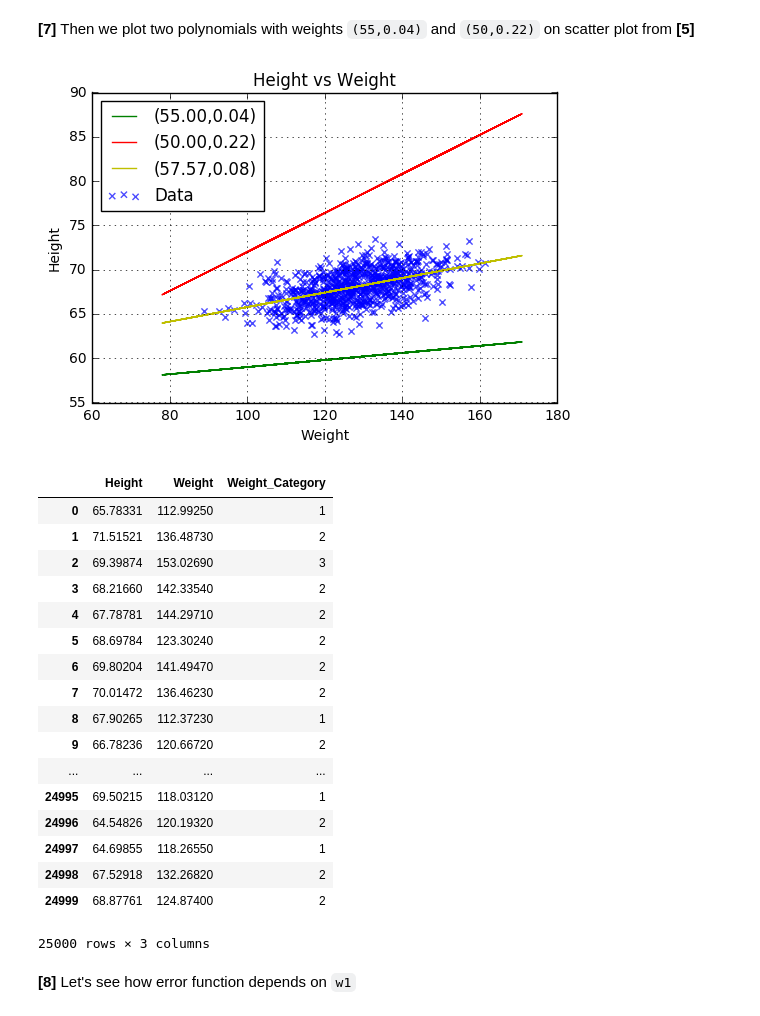
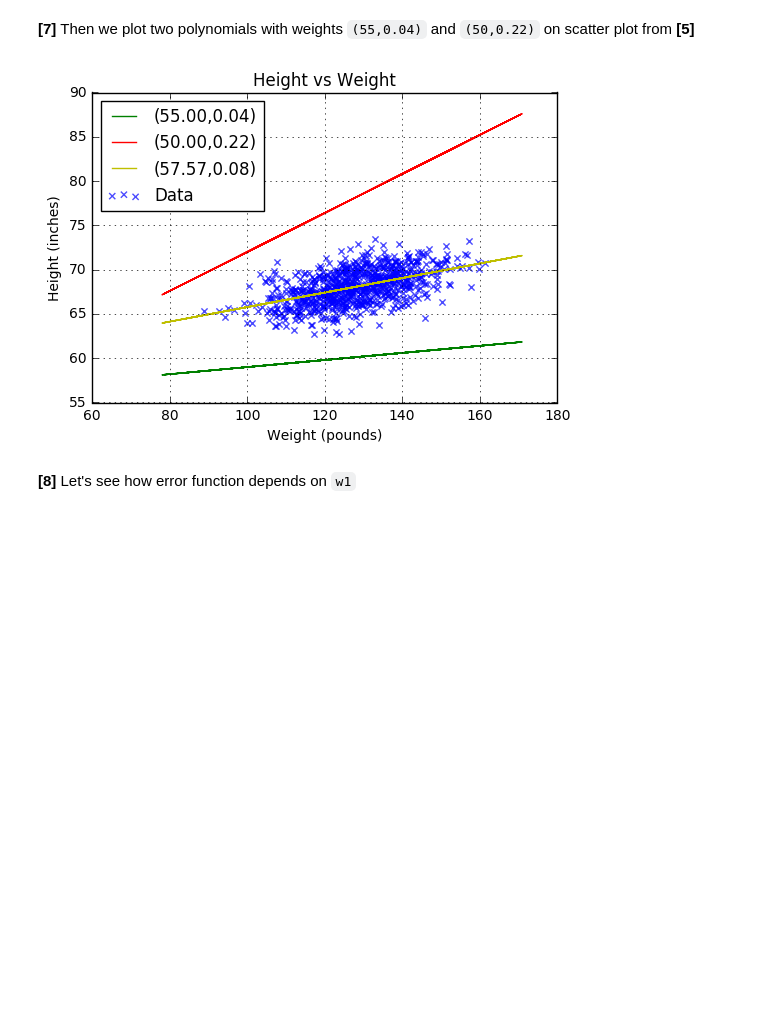
Before and after one commit to EvdokimovN/S7DataScience, a Jupyter notebook: S7DataScience.ipynb, the cells around one changed output. Saved outputs shown, nothing was run; the diff lists cells and outputs as text; code cells hidden in the pictures; blank space fills up the shorter version.

```diff
--- a/S7DataScience.ipynb
+++ b/S7DataScience.ipynb
@@ -161,56 +161,36 @@ def prederror(pred, y):
 skip_points = 30
 
 plt.figure()
 
 plt.scatter(x=df[weight_column_index][::skip_points],
             y=df[height_column_index][::skip_points],
             marker = 'x',
             color = 'b',
             alpha = 0.7,
             label = 'Data')
 
 
 x = df[weight_column_index]
 
 # We also will plot Line of best fit to see how our weights compare to it. Do not forget to reverse order
 # of return arguments since polyfit returns highest powers first
 weights = ((55,0.04), (50,0.22), np.polyfit(df[weight_column_index], df[height_column_index], 1)[::-1])
 colors = ('green', 'red', 'y')
 
 for w, c in zip(weights, colors):
     w0, w1 = w[0], w[1]
     plt.plot(x, polynomial(w0, w1, x), label="({:.2f},{:.2f})".format(w0,w1), color=c)
 
 
 plt.title('Height vs Weight')
-plt.ylabel('Height')
-plt.xlabel('Weight')
+plt.ylabel('Height (inches)')
+plt.xlabel('Weight (pounds)')
 plt.legend(loc='upper left')
 plt.grid()
 
 plt.show()
-
-df
 # %% [output]
-[figure, old version]
+[figure, new version]
-|  | Height | Weight | Weight_Category |
-| 0 | 65.78331 | 112.99250 | 1 |
-| 1 | 71.51521 | 136.48730 | 2 |
-| 2 | 69.39874 | 153.02690 | 3 |
-| 3 | 68.21660 | 142.33540 | 2 |
-| 4 | 67.78781 | 144.29710 | 2 |
-| 5 | 68.69784 | 123.30240 | 2 |
-| 6 | 69.80204 | 141.49470 | 2 |
-| 7 | 70.01472 | 136.46230 | 2 |
-| 8 | 67.90265 | 112.37230 | 1 |
-| 9 | 66.78236 | 120.66720 | 2 |
-| ... | ... | ... | ... |
-| 24995 | 69.50215 | 118.03120 | 1 |
-| 24996 | 64.54826 | 120.19320 | 2 |
-| 24997 | 64.69855 | 118.26550 | 1 |
-| 24998 | 67.52918 | 132.26820 | 2 |
-| 24999 | 68.87761 | 124.87400 | 2 |
-25000 rows × 3 columns
 # %% [markdown]
 **[8]** Let's see how error function depends on `w1`
 # %%
```
Also changed, not shown: parts of 2 cells of this notebook.
